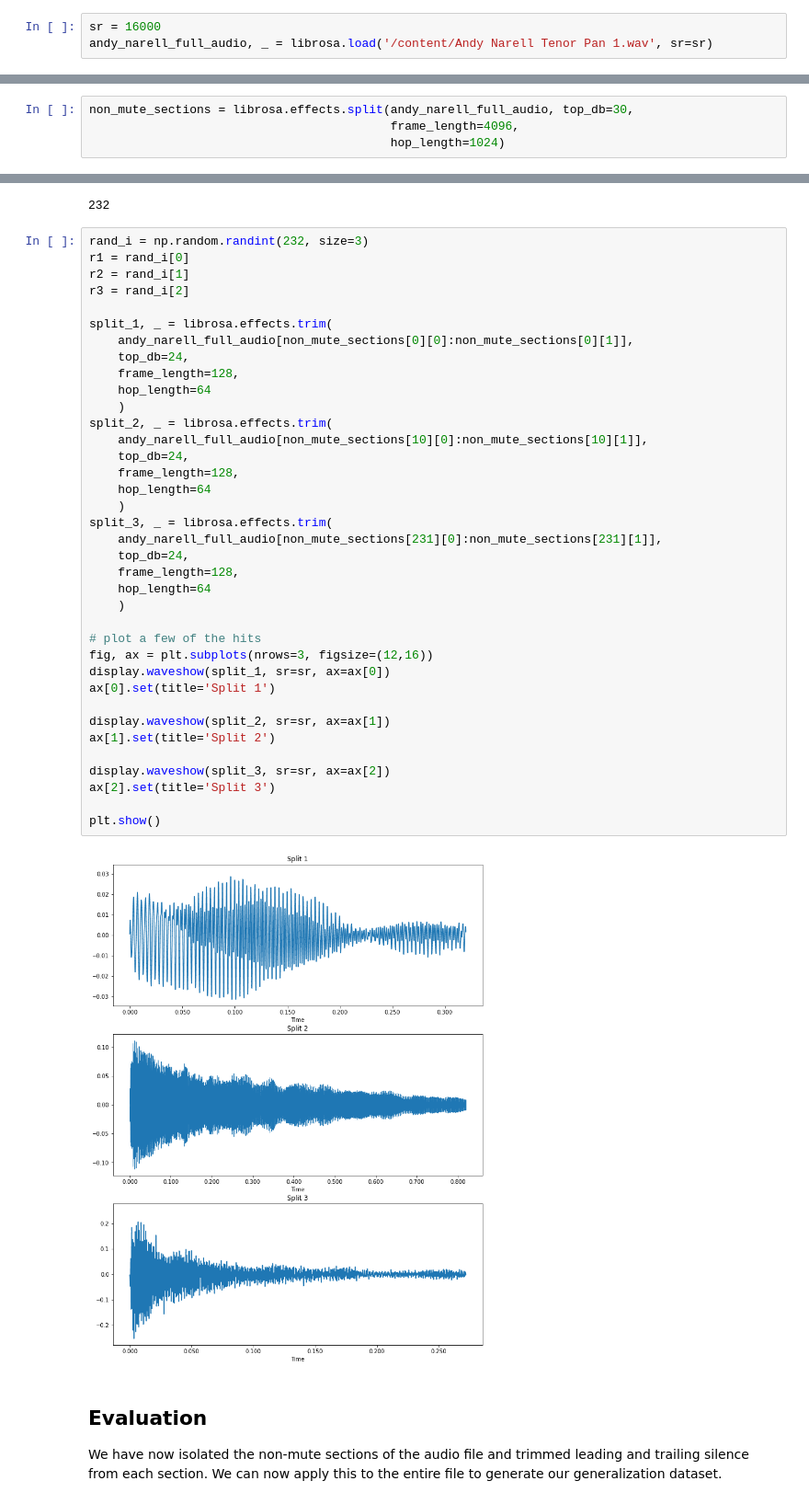
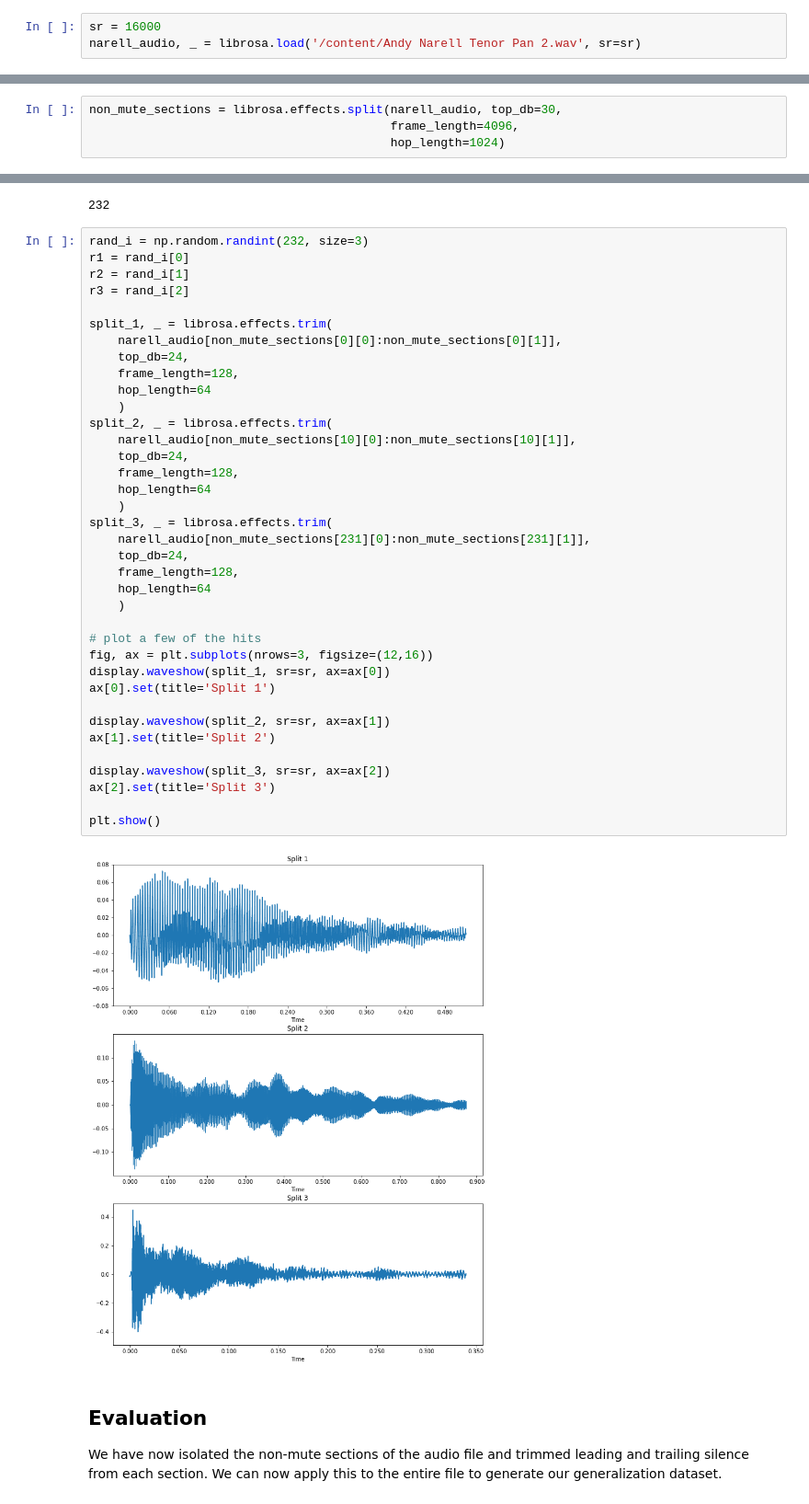
Before and after one commit to malloyca/steelpan-pitch-private, a Jupyter notebook: onset-pitch/steelpan_onset.ipynb, the cells around one changed output, grey strips where cells are left out. Shown at 92% size. Drawn from its saved outputs; the diff is of its cells as text.

Commit message:
Test with Narell pan #2

```diff
--- a/onset-pitch/steelpan_onset.ipynb
+++ b/onset-pitch/steelpan_onset.ipynb
@@ -1910,7 +1912,7 @@ pd.DataFrame.from_dict(model.history.history).to_csv(
 This section is to show that Steelpan-Pitch generalizes to othe steelpan audio.
 # %%
 sr = 16000
-andy_narell_full_audio, _ = librosa.load('/content/Andy Narell Tenor Pan 1.wav', sr=sr)
+narell_audio, _ = librosa.load('/content/Andy Narell Tenor Pan 2.wav', sr=sr)
 # %%
 # plot the audio file
 fig, ax = plt.subplots(figsize=(12,8))
@@ -1923,5 +1925,5 @@ plt.show()
 # %%
-non_mute_sections = librosa.effects.split(andy_narell_full_audio, top_db=30,
+non_mute_sections = librosa.effects.split(narell_audio, top_db=30,
                                           frame_length=4096,
                                           hop_length=1024)
 # %%
@@ -1935,38 +1937,38 @@ r2 = rand_i[1]
 r3 = rand_i[2]
 
 split_1, _ = librosa.effects.trim(
-    andy_narell_full_audio[non_mute_sections[0][0]:non_mute_sections[0][1]],
+    narell_audio[non_mute_sections[0][0]:non_mute_sections[0][1]],
     top_db=24,
     frame_length=128,
     hop_length=64
     )
 split_2, _ = librosa.effects.trim(
-    andy_narell_full_audio[non_mute_sections[10][0]:non_mute_sections[10][1]],
+    narell_audio[non_mute_sections[10][0]:non_mute_sections[10][1]],
     top_db=24,
     frame_length=128,
     hop_length=64
     )
 split_3, _ = librosa.effects.trim(
-    andy_narell_full_audio[non_mute_sections[231][0]:non_mute_sections[231][1]],
+    narell_audio[non_mute_sections[231][0]:non_mute_sections[231][1]],
     top_db=24,
     frame_length=128,
     hop_length=64
     )
 
 # plot a few of the hits
 fig, ax = plt.subplots(nrows=3, figsize=(12,16))
 display.waveshow(split_1, sr=sr, ax=ax[0])
 ax[0].set(title='Split 1')
 
 display.waveshow(split_2, sr=sr, ax=ax[1])
 ax[1].set(title='Split 2')
 
 display.waveshow(split_3, sr=sr, ax=ax[2])
 ax[2].set(title='Split 3')
 
 plt.show()
 # %% [output]
-[figure, old version]
+[figure, new version]
 # %% [markdown]
 ## Evaluation
 
```
Also changed, not shown: parts of 23 cells of this notebook.
